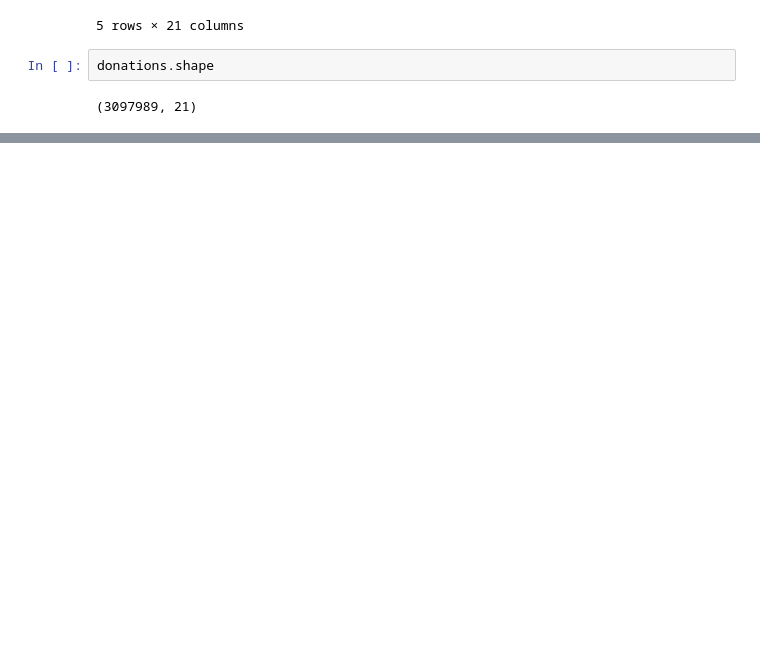
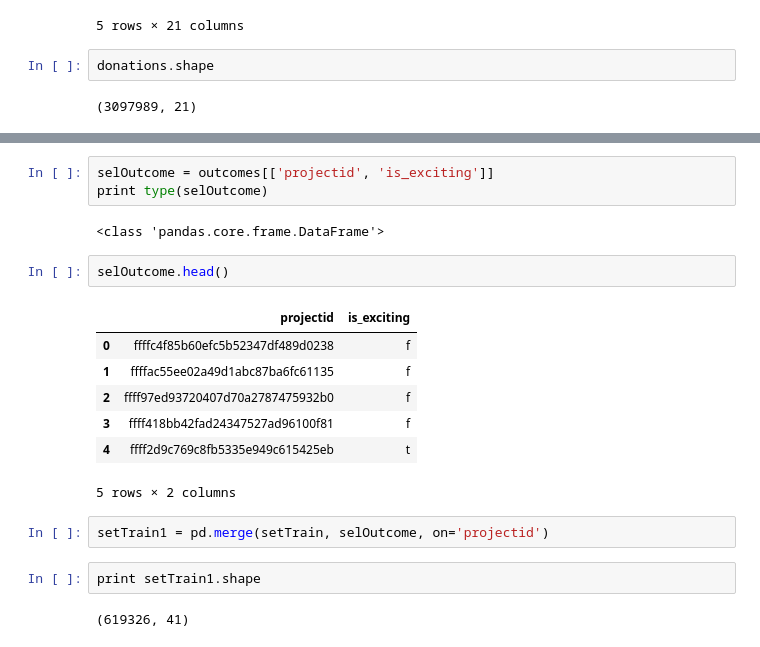
Before and after one commit to itoyjakra/Kaggle, a Jupyter notebook: KDDcup2014/explore.ipynb, the cells around one changed output, grey strips where cells are left out. Drawn from its saved outputs; the diff is of its cells as text; blank space fills up the shorter version.

```diff
--- a/KDDcup2014/explore.ipynb
+++ b/KDDcup2014/explore.ipynb
@@ -143,0 +280,21 @@ donations.shape
+# %%
+selOutcome = outcomes[['projectid', 'is_exciting']]
+print type(selOutcome)
+# %% [output]
+<class 'pandas.core.frame.DataFrame'>
+# %%
+selOutcome.head()
+# %% [output]
+|  | projectid | is_exciting |
+| 0 | ffffc4f85b60efc5b52347df489d0238 | f |
+| 1 | ffffac55ee02a49d1abc87ba6fc61135 | f |
+| 2 | ffff97ed93720407d70a2787475932b0 | f |
+| 3 | ffff418bb42fad24347527ad96100f81 | f |
+| 4 | ffff2d9c769c8fb5335e949c615425eb | t |
+5 rows × 2 columns
+# %%
+setTrain1 = pd.merge(setTrain, selOutcome, on='projectid')
+# %%
+print setTrain1.shape
+# %% [output]
+(619326, 41)
```
Also changed, not shown: parts of 19 cells of this notebook.
